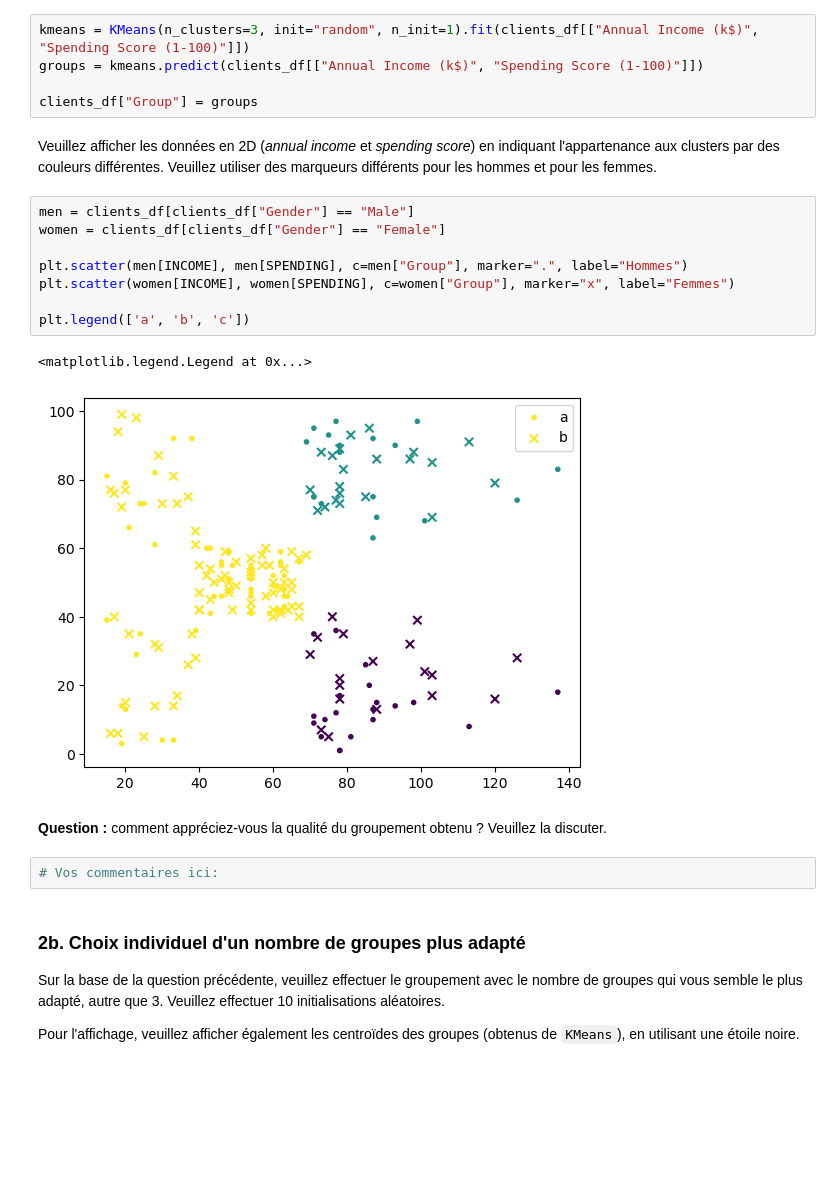
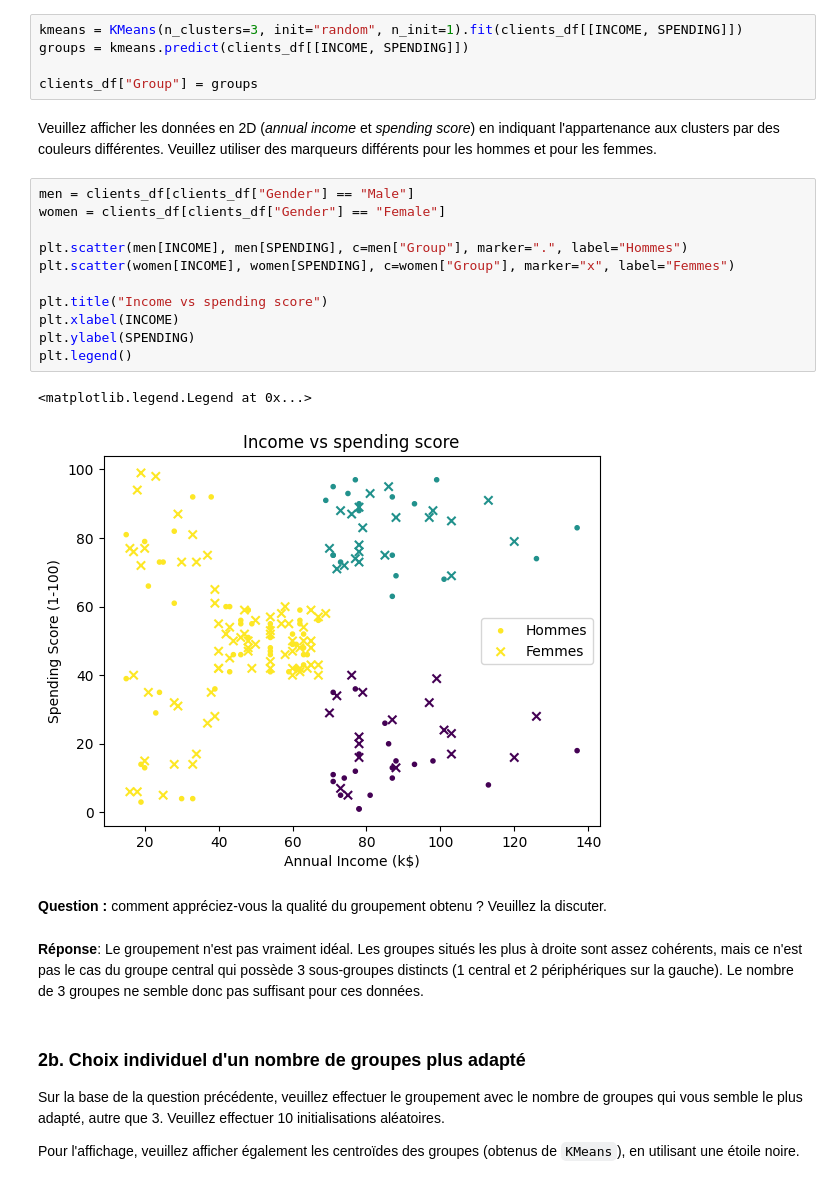
Before and after one commit to HUART1848/APN_L1, a Jupyter notebook: Labo1_Groupement_simple_student.ipynb, the cells around one changed output. Cells and saved outputs as stored; diff of their text form; blank space fills up the shorter version.

```diff
--- a/Labo1_Groupement_simple_student.ipynb
+++ b/Labo1_Groupement_simple_student.ipynb
@@ -120,8 +121,8 @@ Les revenus minimums sont respectivement \\$15'0000 et \\$16'000, les revenus ma
 
 Pour commencer, veuillez utiliser la méthode [sklearn.cluster.KMeans](https://scikit-learn.org/stable/modules/generated/sklearn.cluster.KMeans.html) avec initialisation aléatoire, un seul essai, et en fixant le nombre de groupes à trois (3).  De plus, veuillez utiliser seulement les colonnes 'Annual Income (k$)' et 'Spending Score (1-100)' des données.
 # %%
-kmeans = KMeans(n_clusters=3, init="random", n_init=1).fit(clients_df[["Annual Income (k$)", "Spending Score (1-100)"]])
-groups = kmeans.predict(clients_df[["Annual Income (k$)", "Spending Score (1-100)"]])
+kmeans = KMeans(n_clusters=3, init="random", n_init=1).fit(clients_df[[INCOME, SPENDING]])
+groups = kmeans.predict(clients_df[[INCOME, SPENDING]])
 
 clients_df["Group"] = groups
 # %% [markdown]
@@ -129,18 +130,21 @@ Veuillez afficher les données en 2D (_annual income_ et _spending score_) en in
 # %%
 men = clients_df[clients_df["Gender"] == "Male"]
 women = clients_df[clients_df["Gender"] == "Female"]
 
 plt.scatter(men[INCOME], men[SPENDING], c=men["Group"], marker=".", label="Hommes")
 plt.scatter(women[INCOME], women[SPENDING], c=women["Group"], marker="x", label="Femmes")
 
-plt.legend(['a', 'b', 'c'])
+plt.title("Income vs spending score")
+plt.xlabel(INCOME)
+plt.ylabel(SPENDING)
+plt.legend()
 # %% [output]
 <matplotlib.legend.Legend at 0x...>
-[figure, old version]
+[figure, new version]
 # %% [markdown]
 **Question :** comment appréciez-vous la qualité du groupement obtenu ?  Veuillez la discuter.
-# %%
-# Vos commentaires ici:
+# %% [markdown]
+**Réponse**: Le groupement n'est pas vraiment idéal. Les groupes situés les plus à droite sont assez cohérents, mais ce n'est pas le cas du groupe central qui possède 3 sous-groupes distincts (1 central et 2 périphériques sur la gauche). Le nombre de 3 groupes ne semble donc pas suffisant pour ces données.
 # %% [markdown]
 ### 2b. Choix individuel d'un nombre de groupes plus adapté
 
```
Also changed, not shown: parts of 23 cells of this notebook.
